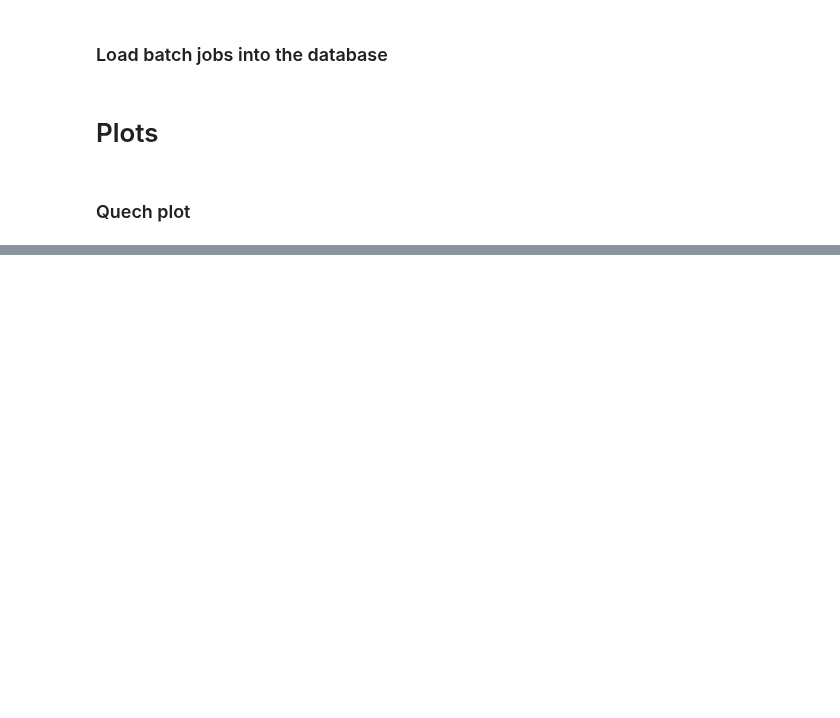
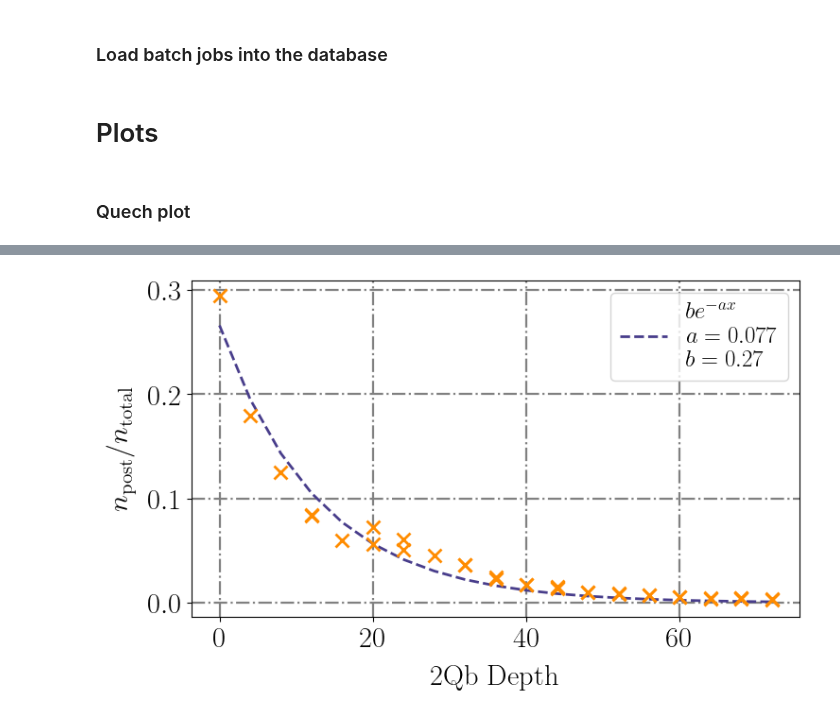
Before and after one commit to Fradm98/qs-qh, a Jupyter notebook: src/notebooks/Z2/z2_chain_hardware_postselection.ipynb, the cells around one changed output, grey strips where cells are left out. Cells and saved outputs as stored; diff of their text form; code cells hidden in the pictures; blank space fills up the shorter version.

```diff
--- a/src/notebooks/Z2/z2_chain_hardware_postselection.ipynb
+++ b/src/notebooks/Z2/z2_chain_hardware_postselection.ipynb
@@ -128,7 +127,7 @@ for i, L in enumerate(L_arr):
     for opts_dict in sampler_options:
         clean_extra_options = extra_options[i].copy()
         del clean_extra_options["eplg"]
-        this_jobs, this_samples_dicts, this_postselected_samples_dicts = load_postselected_jobs(job_db, service, opts_dict, circuits[i], postselection_operators_funcs[i], observable_generating_funcs[i], clean_extra_options, return_samples_dicts=True, return_postselected_samples_dicts=True)
+        this_jobs, this_samples_dicts, this_postselected_samples_dicts = load_postselected_jobs(job_db, service, clean_extra_options, circuits[i], postselection_operators_funcs[i], observable_generating_funcs[i], clean_extra_options, jobs_result_folder=jobs_result_folder, return_samples_dicts=True, return_postselected_samples_dicts=True)
         this_L_jobs.append(this_jobs)
         this_L_samples_dicts.append(this_samples_dicts)
         this_L_postselected_samples_dicts.append(this_postselected_samples_dicts)
@@ -172,8 +165,10 @@ L = 8 / Options = 0
 # %%
 from z2chain.plotting import plot_n_discarded_samples
 from utils.circs import depth2qb
 import numpy as np
 
 for i, L in enumerate(L_arr):
     for j, opts_dict in enumerate(sampler_options):
-        plot_n_discarded_samples(samples_dicts[i][j], postselected_samples_dicts[i][j], x_arr=np.array([depth2qb(circ) for circ in circuits[i]]), xlabel="2Qb Depth", regression=True, filepath=f"postselected_samples_maxt_{final_time}_steps_{steps}_L_{L}_J_{J:.04f}_h_{h:.04f}_lamb_{lamb:.04f}_g_{g}_pp_{particle_pair_left_positions[i]}_pl_{particle_pair_length}_dc_{sampler_options["dynamical_decoupling"]["sequence_type"]}_xbasis_{x_basis}.png.png")
+        plot_n_discarded_samples(samples_dicts[i][j], postselected_samples_dicts[i][j], x_arr=np.array([depth2qb(circ) for circ in circuits[i]]), xlabel="2Qb Depth", regression=True, filepath=f"postselected_samples_maxt_{final_time}_steps_{steps}_L_{L}_J_{J:.04f}_h_{h:.04f}_lamb_{lamb:.04f}_g_{g}_pp_{particle_pair_left_positions[i]}_pl_{particle_pair_length}_dc_{opts_dict["dynamical_decoupling"]["sequence_type"]}_xbasis_{x_basis}.png")
+# %% [output]
+[figure, added]
```
Also changed, not shown: parts of 7 cells of this notebook, 18 other files.
